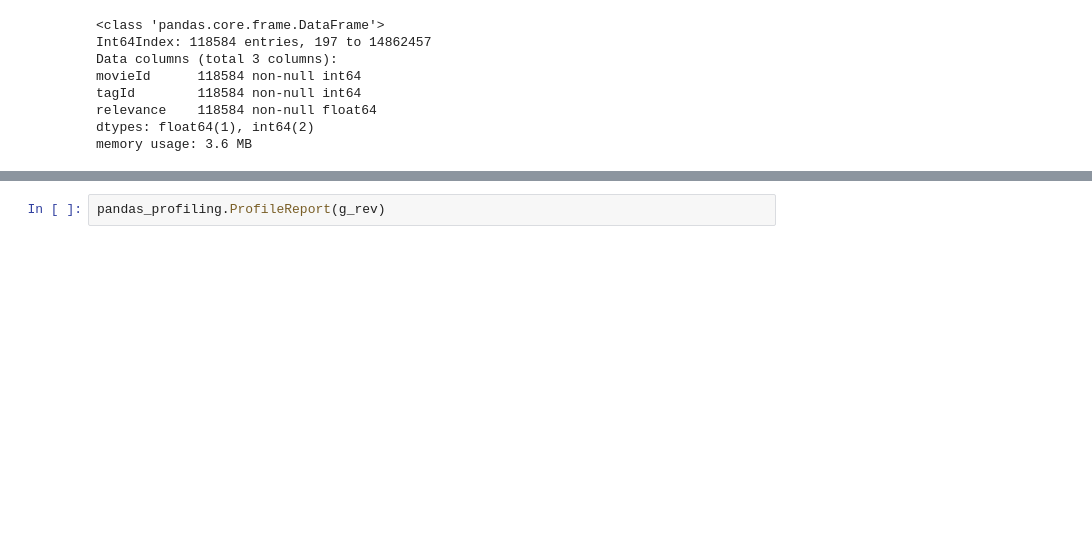
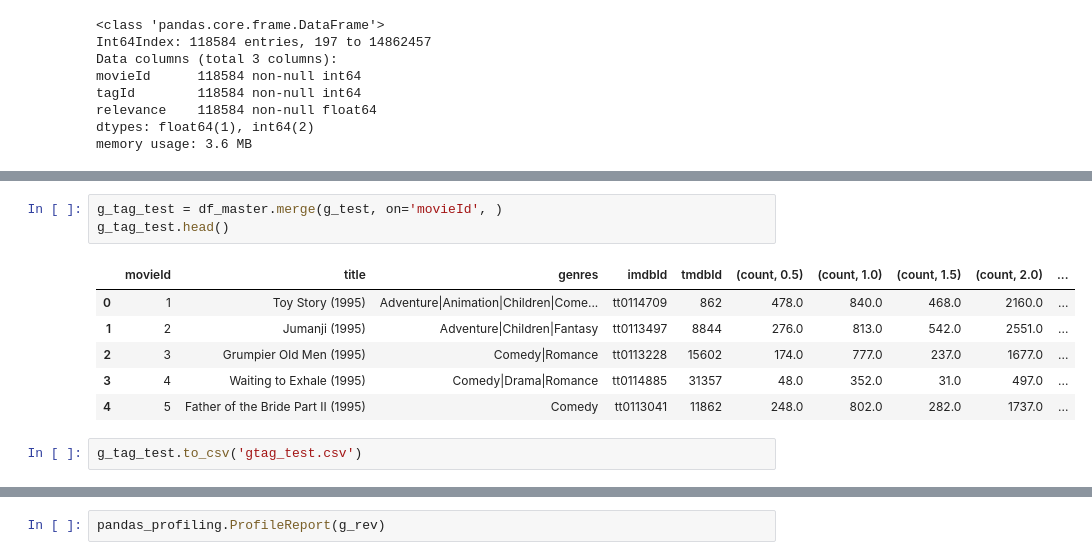
Before and after one commit to jmcneilkeller/Good_Bad_Movies, a Jupyter notebook: EDA.ipynb, the cells around one changed output, grey strips where cells are left out. Saved outputs shown, nothing was run; the diff lists cells and outputs as text; blank space fills up the shorter version.

```diff
--- a/EDA.ipynb
+++ b/EDA.ipynb
@@ -425,0 +445,12 @@ memory usage: 3.6 MB
+# %%
+g_tag_test = df_master.merge(g_test, on='movieId', )
+g_tag_test.head()
+# %% [output]
+|  | movieId | title | genres | imdbId | tmdbId | (count, 0.5) | (count, 1.0) | (count, 1.5) | (count, 2.0) | ... |
+| 0 | 1 | Toy Story (1995) | Adventure|Animation|Children|Come... | tt0114709 | 862 | 478.0 | 840.0 | 468.0 | 2160.0 | ... |
+| 1 | 2 | Jumanji (1995) | Adventure|Children|Fantasy | tt0113497 | 8844 | 276.0 | 813.0 | 542.0 | 2551.0 | ... |
+| 2 | 3 | Grumpier Old Men (1995) | Comedy|Romance | tt0113228 | 15602 | 174.0 | 777.0 | 237.0 | 1677.0 | ... |
+| 3 | 4 | Waiting to Exhale (1995) | Comedy|Drama|Romance | tt0114885 | 31357 | 48.0 | 352.0 | 31.0 | 497.0 | ... |
+| 4 | 5 | Father of the Bride Part II (1995) | Comedy | tt0113041 | 11862 | 248.0 | 802.0 | 282.0 | 1737.0 | ... |
+# %%
+g_tag_test.to_csv('gtag_test.csv')
```
Also changed, not shown: parts of 5 cells of this notebook, 1 other file.
